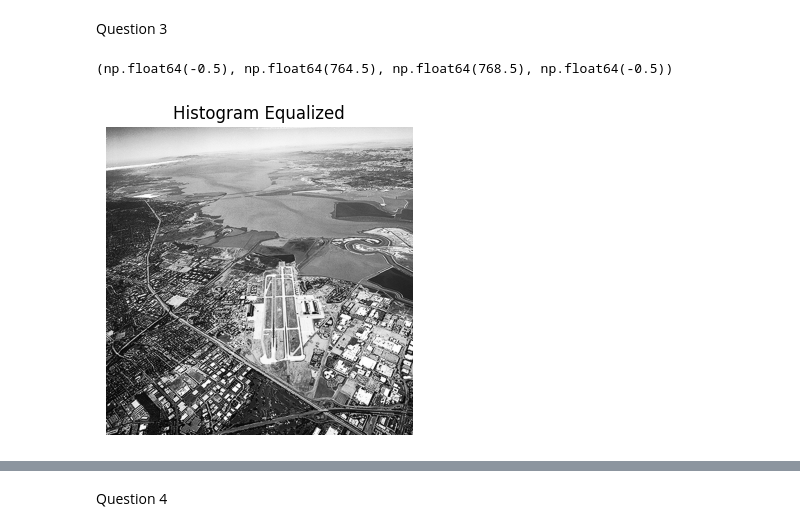
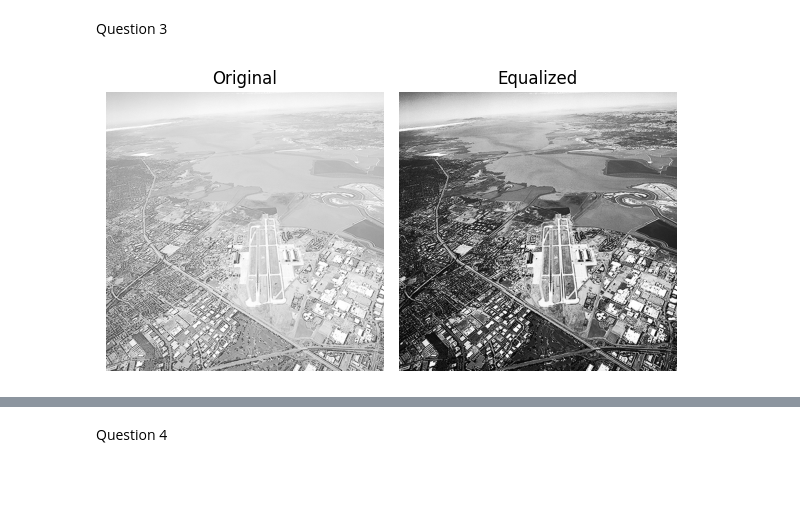
Before and after one commit to Bavitharan/computer-vision-assignment1, a Jupyter notebook: Assignment1.ipynb, the cells around one changed output, grey strips where cells are left out. Cells and saved outputs as stored; diff of their text form; code cells hidden in the pictures; blank space fills up the shorter version.

```diff
--- a/Assignment1.ipynb
+++ b/Assignment1.ipynb
@@ -79,16 +79,22 @@ Question 3
 # %%
 def hist_eq(image):
     hist, bins = np.histogram(image.flatten(), 256, [0,256])
     cdf = hist.cumsum()
     cdf = 255 * cdf / cdf[-1]
     result = np.interp(image.flatten(), bins[:-1], cdf)
     return result.reshape(image.shape).astype(np.uint8)
 
 eq = hist_eq(runway)
 
+plt.subplot(1,2,1)
+plt.imshow(runway, cmap='gray')
+plt.title("Original")
+plt.axis('off')
+
+plt.subplot(1,2,2)
 plt.imshow(eq, cmap='gray')
-plt.title("Histogram Equalized")
+plt.title("Equalized")
 plt.axis('off')
+plt.tight_layout()
 # %% [output]
-(np.float64(-0.5), np.float64(764.5), np.float64(768.5), np.float64(-0.5))
-[figure, old version]
+[figure, new version]
```
Also changed, not shown: parts of 1 cell of this notebook.
